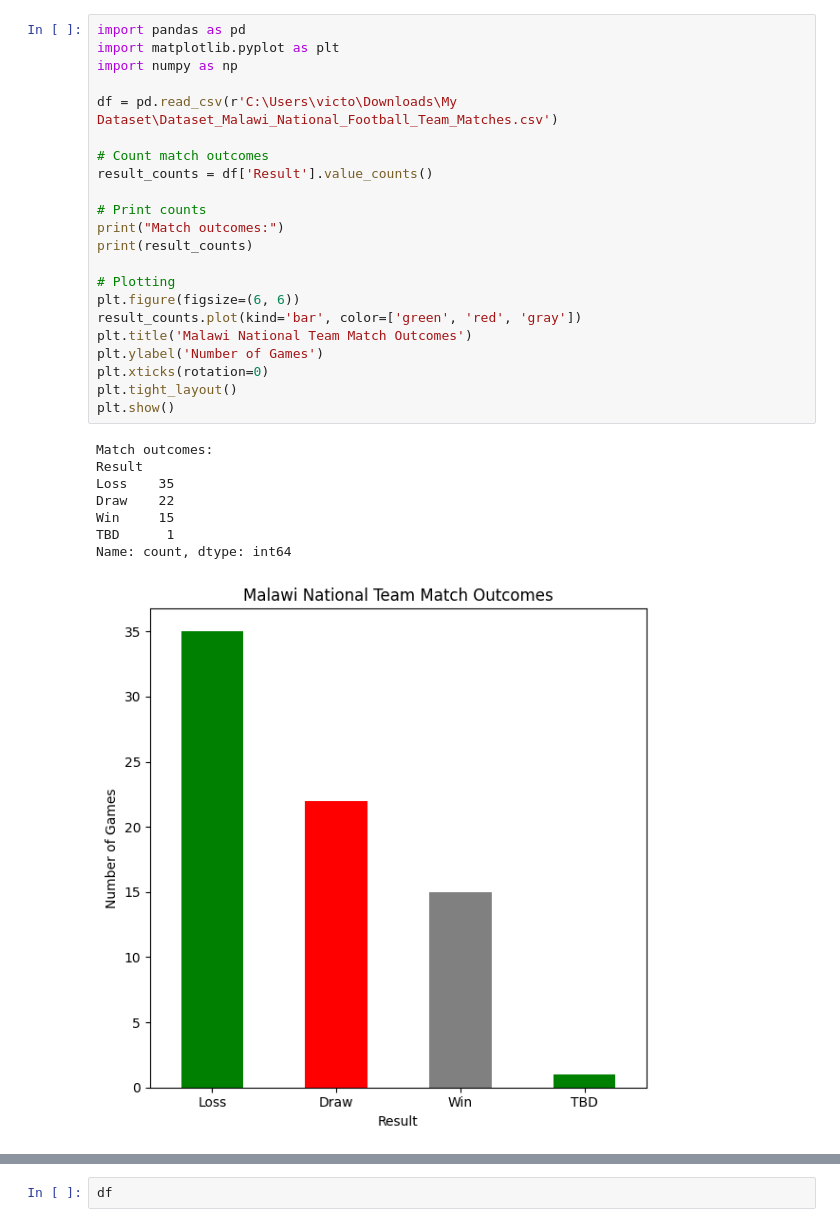
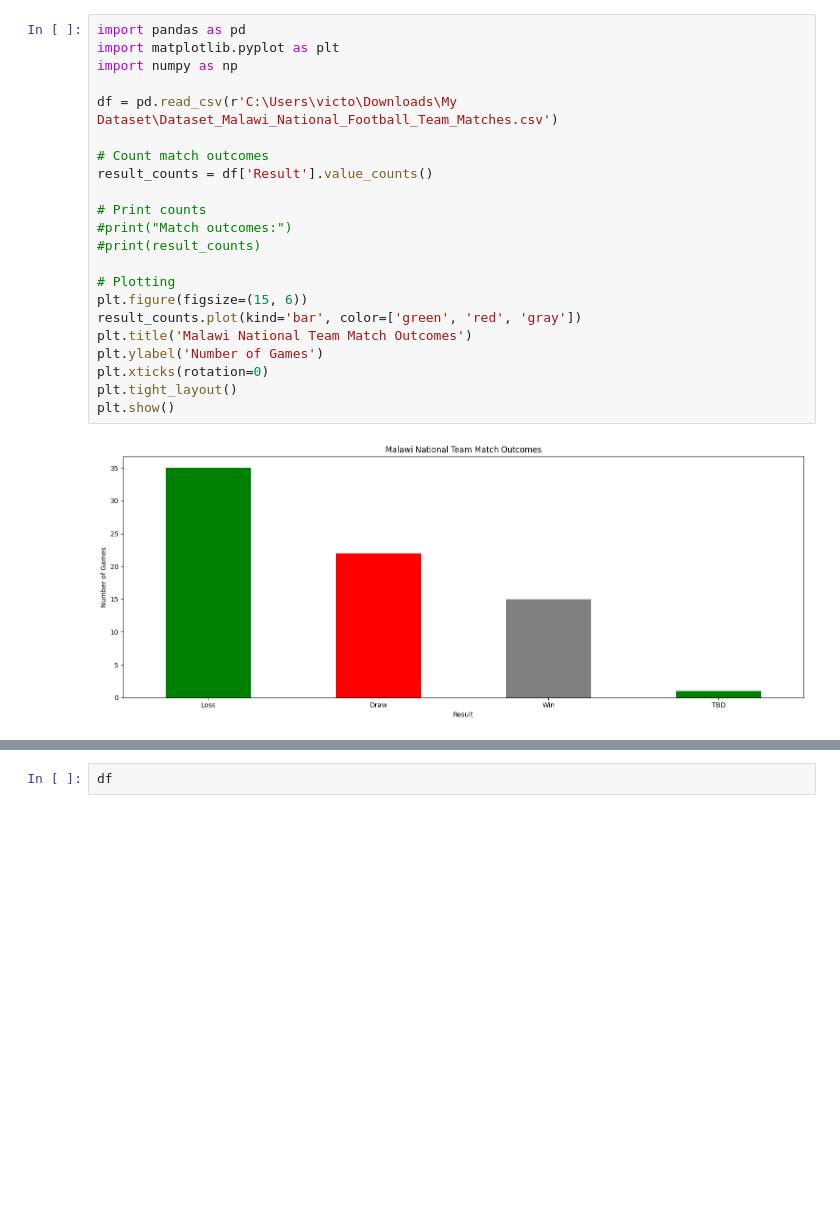
Before and after one commit to Victoire03/Malawi_National_Soccer_Team, a Jupyter notebook: Malawi_National_Soccer_Team.ipynb, the cells around one changed output, grey strips where cells are left out. Saved outputs shown, nothing was run; the diff lists cells and outputs as text; blank space fills up the shorter version.

Commit message:
Plots size updated

```diff
--- a/Malawi_National_Soccer_Team.ipynb
+++ b/Malawi_National_Soccer_Team.ipynb
@@ -1,34 +1,27 @@
 # %%
 import pandas as pd
 import matplotlib.pyplot as plt
 import numpy as np
 
 df = pd.read_csv(r'C:\Users\victo\Downloads\My Dataset\Dataset_Malawi_National_Football_Team_Matches.csv')
 
 # Count match outcomes
 result_counts = df['Result'].value_counts()
 
 # Print counts
-print("Match outcomes:")
-print(result_counts)
+#print("Match outcomes:")
+#print(result_counts)
 
 # Plotting
-plt.figure(figsize=(6, 6))
+plt.figure(figsize=(15, 6))
 result_counts.plot(kind='bar', color=['green', 'red', 'gray'])
 plt.title('Malawi National Team Match Outcomes')
 plt.ylabel('Number of Games')
 plt.xticks(rotation=0)
 plt.tight_layout()
 plt.show()
 # %% [output]
-Match outcomes:
-Result
-Loss    35
-Draw    22
-Win     15
-TBD      1
-Name: count, dtype: int64
-[figure, old version]
+[figure, new version]
 # %%
 df.columns
 
```
Also changed, not shown: parts of 3 cells of this notebook.
